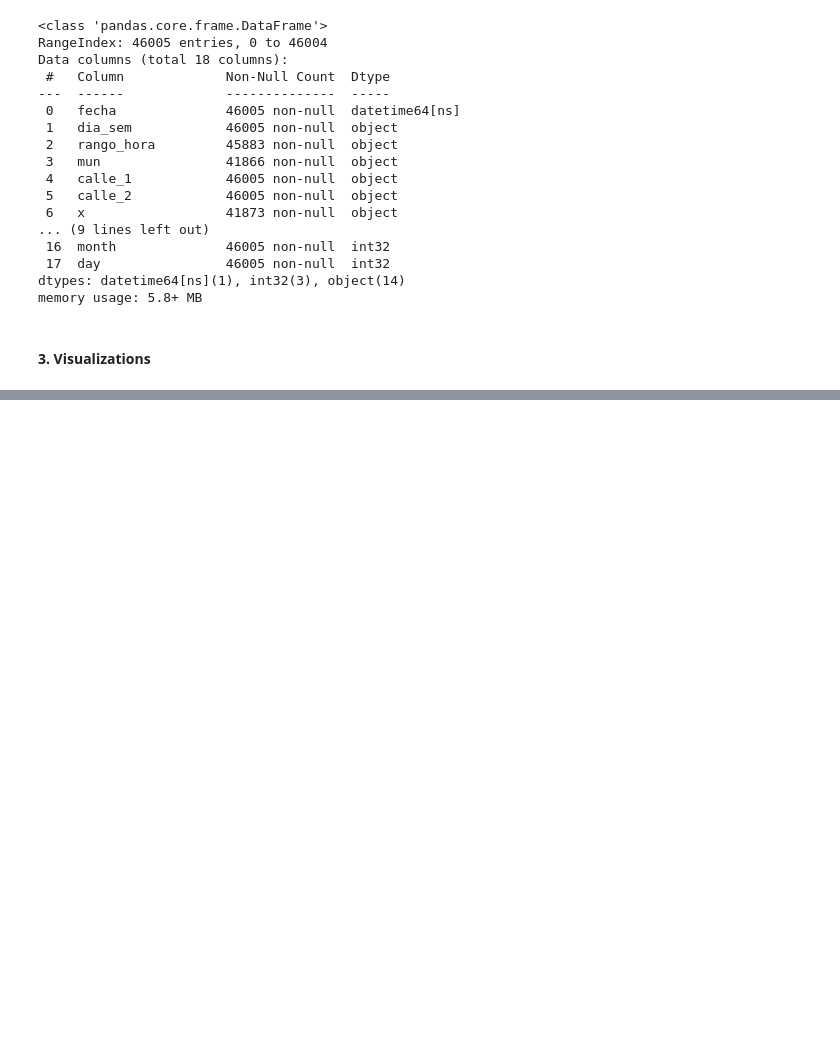
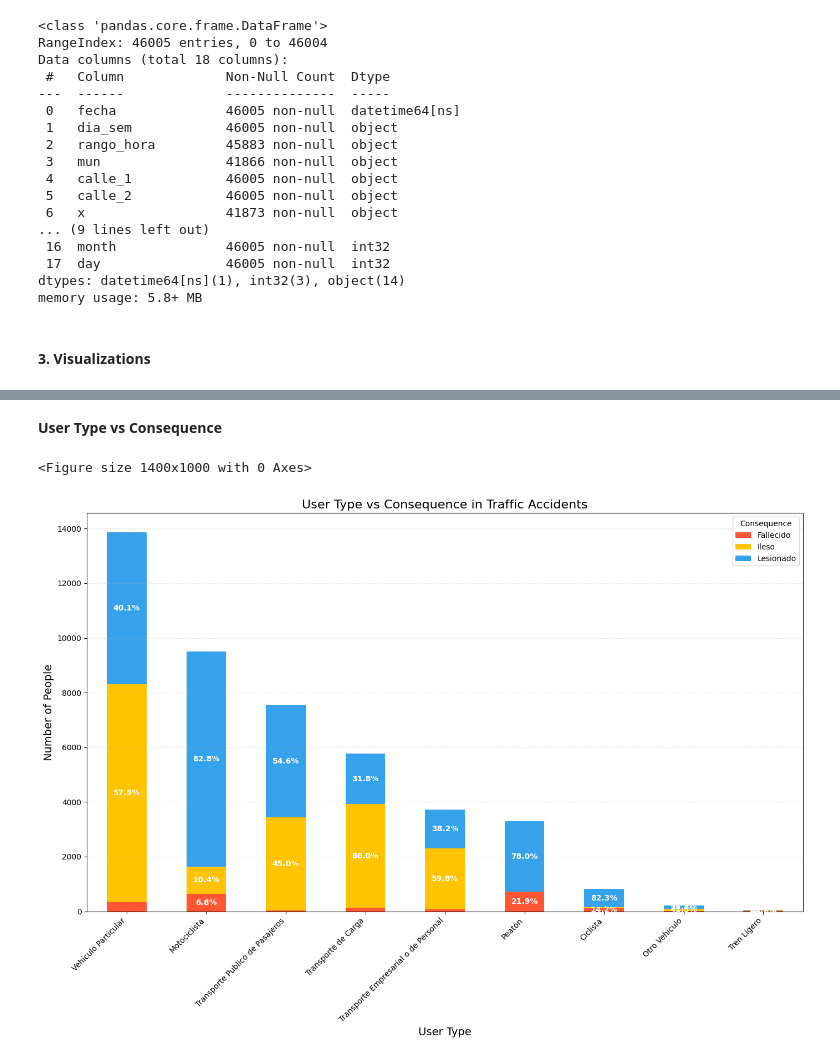
Before and after one commit to isaac-evs/amg_road_accidents_eda, a Jupyter notebook: main.ipynb, the cells around one changed output, grey strips where cells are left out. Cells and saved outputs as stored; diff of their text form; code cells hidden in the pictures; blank space fills up the shorter version.

```diff
--- a/main.ipynb
+++ b/main.ipynb
@@ -382,0 +409,38 @@ memory usage: 5.8+ MB
+# %% [markdown]
+**User Type vs Consequence**
+# %%
+cross_tab = pd.crosstab(df['tipo_usuario'], df['consecuencia'])
+
+main_user_types = user_counts.index
+
+
+cross_tab = cross_tab.loc[main_user_types]
+
+plt.figure(figsize=(14, 10))
+cross_tab.plot(kind='bar', stacked=True, figsize=(14, 10),
+               color=['#FF5733', '#FFC300', '#36A2EB'])
+
+plt.title('User Type vs Consequence in Traffic Accidents', fontsize=16)
+plt.xlabel('User Type', fontsize=14)
+plt.ylabel('Number of People', fontsize=14)
+plt.xticks(rotation=45, ha='right')
+plt.legend(title="Consequence")
+plt.grid(axis='y', linestyle='--', alpha=0.3)
+
+
+for i, user_type in enumerate(cross_tab.index):
+    total = cross_tab.loc[user_type].sum()
+    y_pos = 0
+    for consequence in cross_tab.columns:
+        value = cross_tab.loc[user_type, consequence]
+        percentage = (value / total) * 100
+        if percentage > 5:
+            plt.text(i, y_pos + (value/2), f"{percentage:.1f}%",
+                     ha='center', va='center', color='white', fontweight='bold')
+        y_pos += value
+
+plt.tight_layout()
+plt.show()
+# %% [output]
+<Figure size 1400x1000 with 0 Axes>
+[figure, added]
```
Also changed, not shown: parts of 8 cells of this notebook.
